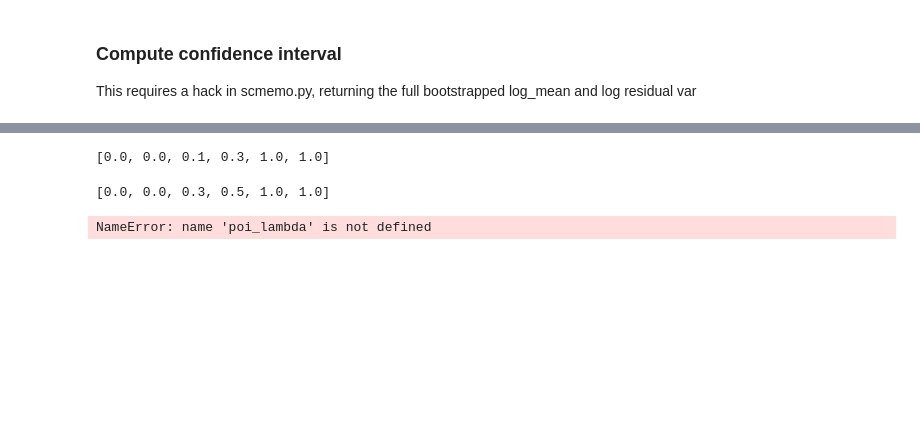
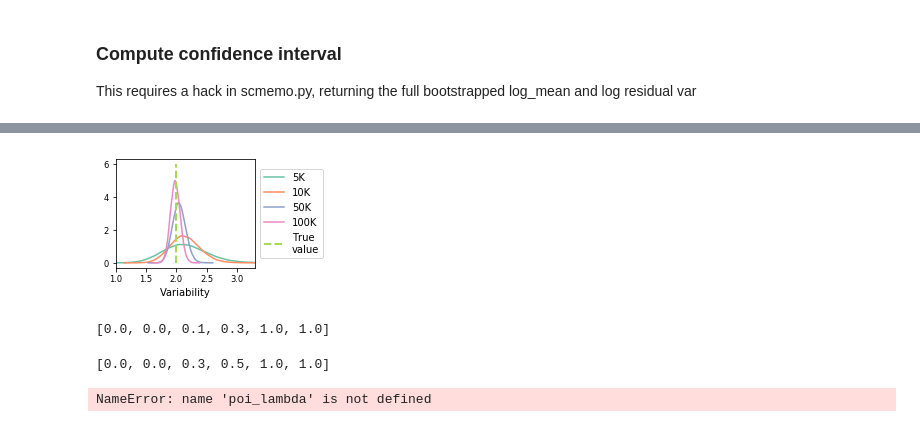
Before and after one commit to yelabucsf/scrna-parameter-estimation, a Jupyter notebook: examples/simulation/figure_generation/power_fpr_analysis.ipynb, the cells around one changed output, grey strips where cells are left out. Saved outputs shown, nothing was run; the diff lists cells and outputs as text; code cells hidden in the pictures; blank space fills up the shorter version.

```diff
--- a/examples/simulation/figure_generation/power_fpr_analysis.ipynb
+++ b/examples/simulation/figure_generation/power_fpr_analysis.ipynb
@@ -367,3 +377,16 @@ plt.savefig('ci_numcells_2.pdf', bbox_inches='tight')
+# %%
+sns.set_palette('Set2')
+plt.figure(figsize=(2.5, 2));
+for dist, N in zip(dists, Ns):
+    robust_hist(dist, hist=False, label='{}K'.format(int(N/1000)))
+plt.xlim(1, 3.3)
+plt.xlabel('Variability')
+plt.plot([2, 2], [0, 6], '--', label='True\nvalue', lw=2)
+
+plt.legend(loc='center left', bbox_to_anchor=(1, 0.5))
+plt.savefig('ci_numcells_4.pdf', bbox_inches='tight')
+# %% [output]
+[figure, added]
 # %%
 dv_power
 # %% [output]
```
Also changed, not shown: parts of 8 cells of this notebook, 4 other files.
